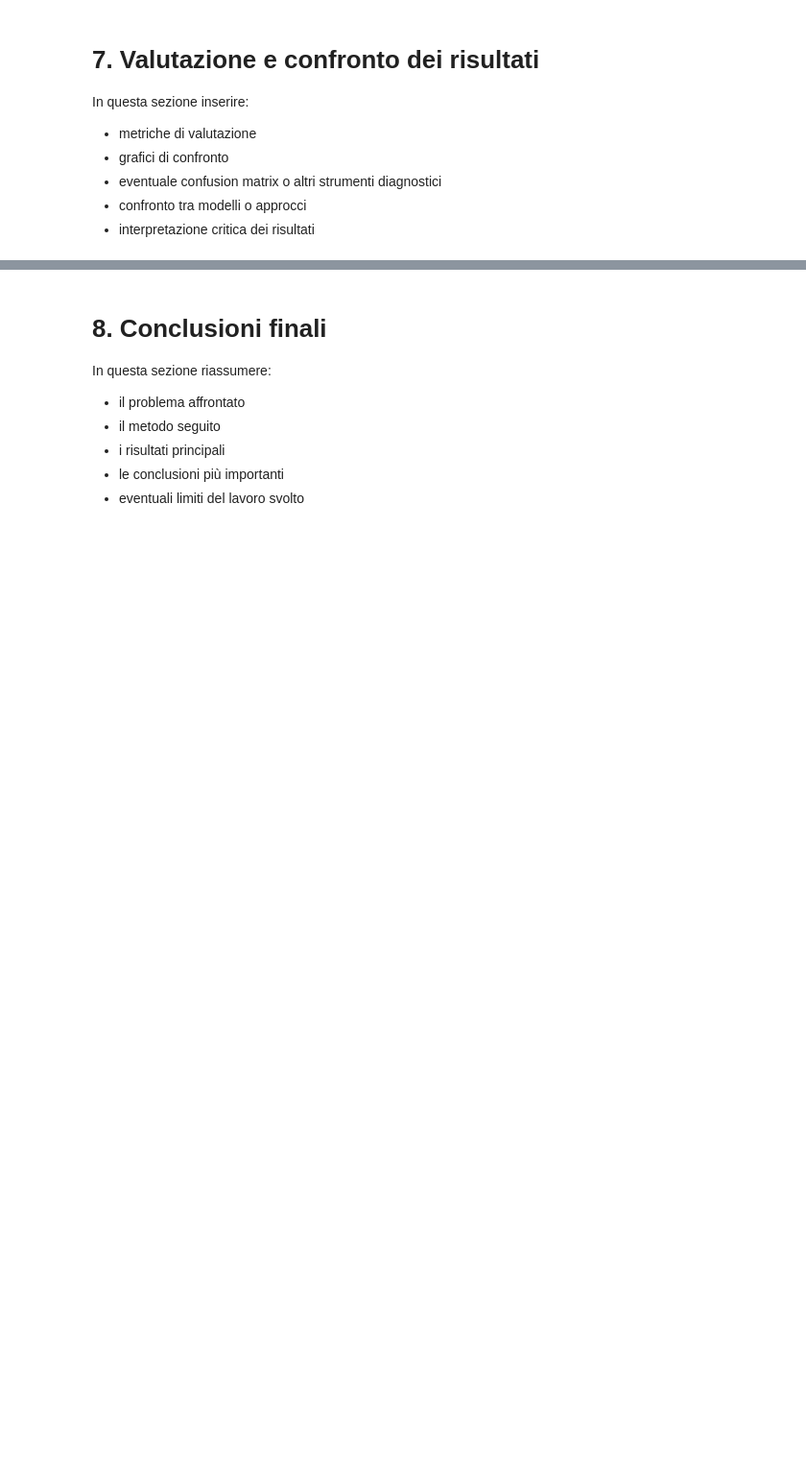
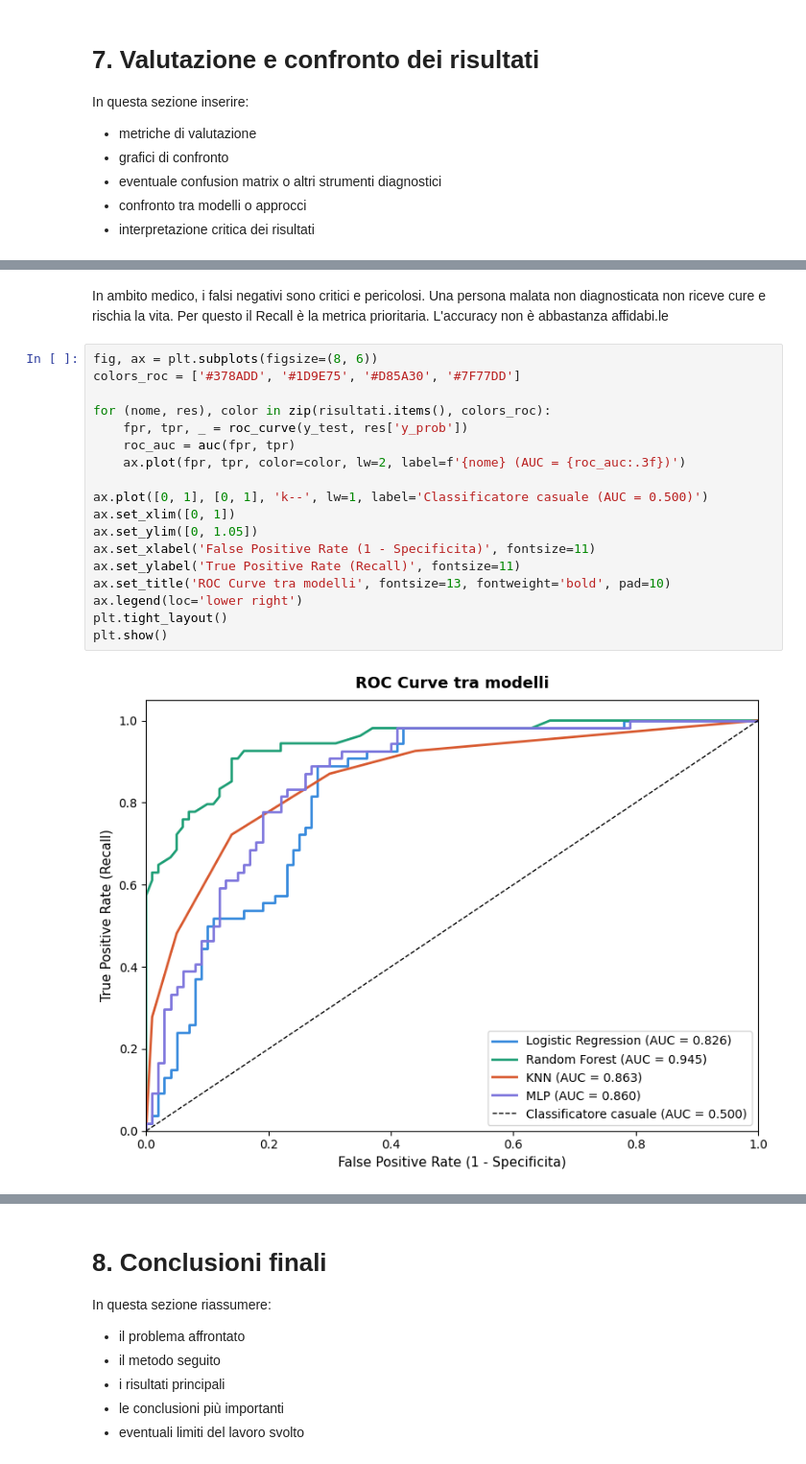
Before and after one commit to auroraloprino/LLM-Pima-Indians-Diabetes, a Jupyter notebook: notebook.ipynb, the cells around one changed output, grey strips where cells are left out. Shown at 96% size. Cells and saved outputs as stored; diff of their text form; blank space fills up the shorter version.

```diff
--- a/notebook.ipynb
+++ b/notebook.ipynb
@@ -530,0 +594,24 @@ In questa sezione inserire:
+# %% [markdown]
+In ambito medico, i falsi negativi sono critici e pericolosi.
+Una persona malata non diagnosticata non riceve cure e rischia la vita.
+Per questo il Recall è la metrica prioritaria. L'accuracy non è abbastanza affidabi.le
+# %%
+fig, ax = plt.subplots(figsize=(8, 6))
+colors_roc = ['#378ADD', '#1D9E75', '#D85A30', '#7F77DD']
+
+for (nome, res), color in zip(risultati.items(), colors_roc):
+    fpr, tpr, _ = roc_curve(y_test, res['y_prob'])
+    roc_auc = auc(fpr, tpr)
+    ax.plot(fpr, tpr, color=color, lw=2, label=f'{nome} (AUC = {roc_auc:.3f})')
+
+ax.plot([0, 1], [0, 1], 'k--', lw=1, label='Classificatore casuale (AUC = 0.500)')
+ax.set_xlim([0, 1])
+ax.set_ylim([0, 1.05])
+ax.set_xlabel('False Positive Rate (1 - Specificita)', fontsize=11)
+ax.set_ylabel('True Positive Rate (Recall)', fontsize=11)
+ax.set_title('ROC Curve tra modelli', fontsize=13, fontweight='bold', pad=10)
+ax.legend(loc='lower right')
+plt.tight_layout()
+plt.show()
+# %% [output]
+[figure, added]
```
Also changed, not shown: parts of 8 cells of this notebook.
